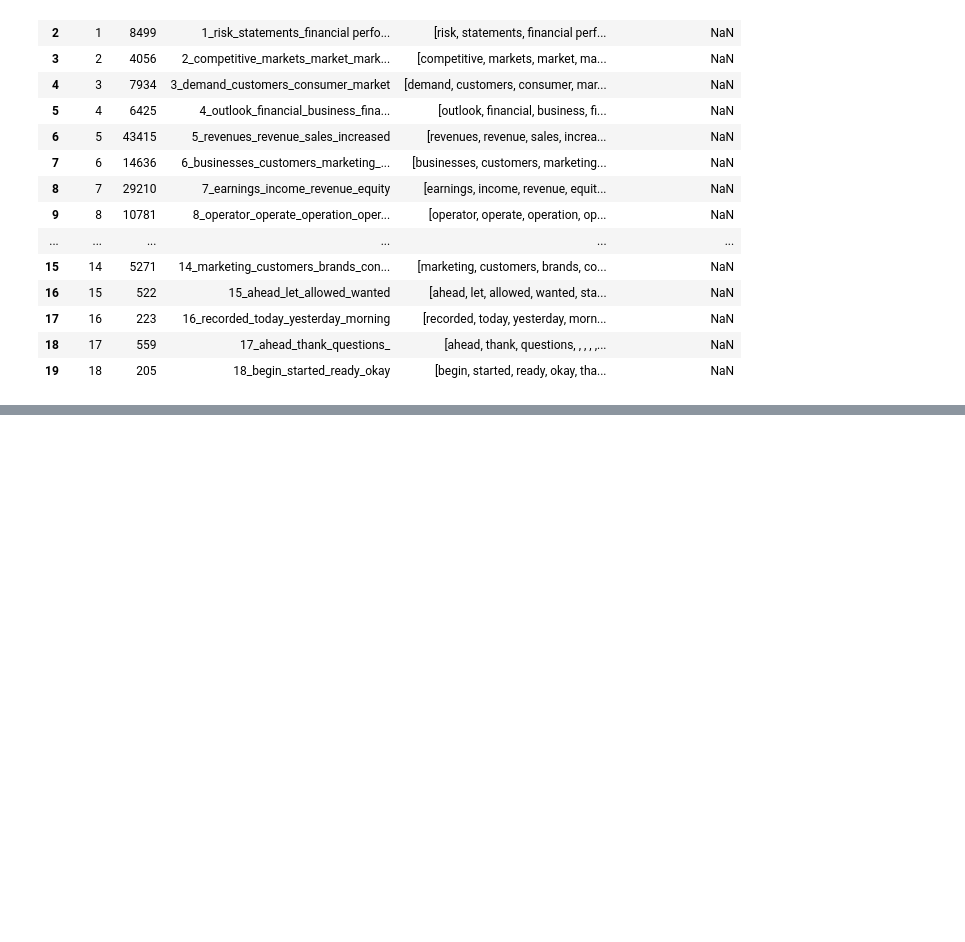
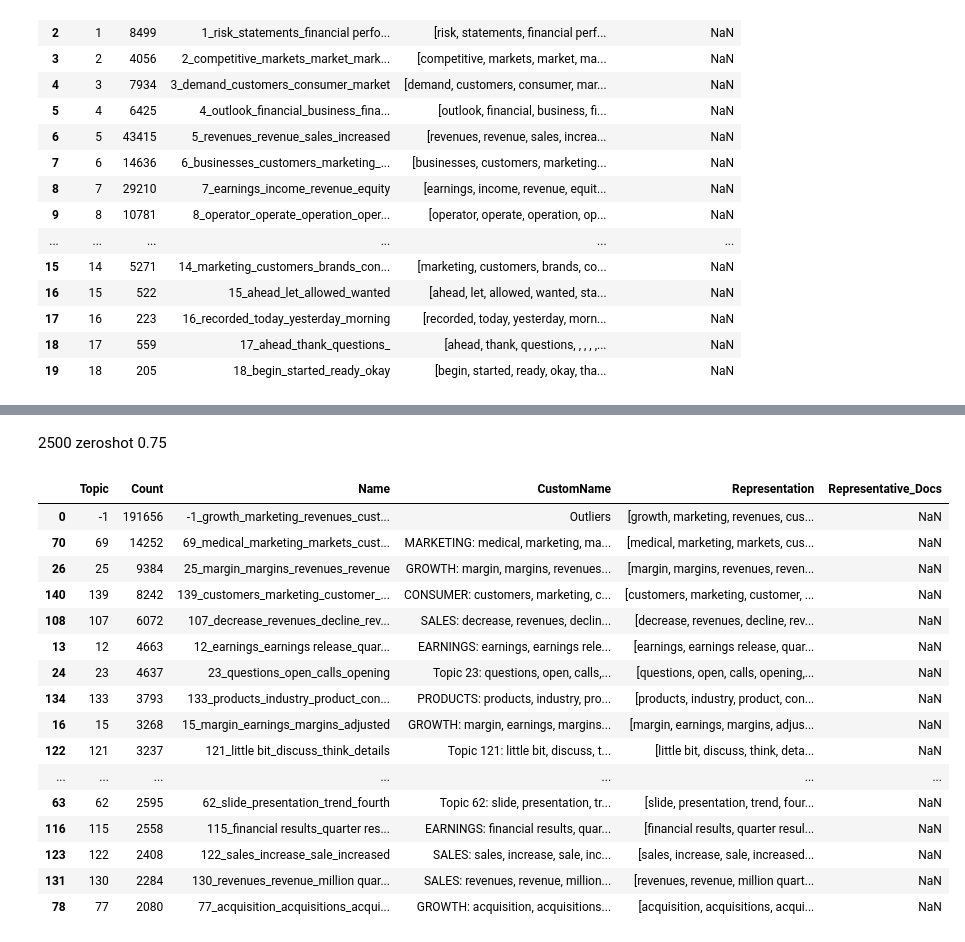
Before and after one commit to Restillence/bertopic_ecc, a Jupyter notebook: exploration/zeroshot_exploration2.ipynb, the cells around one changed output, grey strips where cells are left out. Drawn from its saved outputs; the diff is of its cells as text; code cells hidden in the pictures; blank space fills up the shorter version.

```diff
--- a/exploration/zeroshot_exploration2.ipynb
+++ b/exploration/zeroshot_exploration2.ipynb
@@ -144,0 +318,2 @@ topic_model.get_topic_info().head(20)
+# %% [markdown]
+2500 zeroshot 0.75
@@ -144,0 +324,20 @@ topic_model.get_topic_info().head(20)
+# %%
+topic_model.get_topic_info().sort_values(by="Count", ascending=False).head(20)
+# %% [output]
+|  | Topic | Count | Name | CustomName | Representation | Representative_Docs |
+| 0 | -1 | 191656 | -1_growth_marketing_revenues_cust... | Outliers | [growth, marketing, revenues, cus... | NaN |
+| 70 | 69 | 14252 | 69_medical_marketing_markets_cust... | MARKETING: medical, marketing, ma... | [medical, marketing, markets, cus... | NaN |
+| 26 | 25 | 9384 | 25_margin_margins_revenues_revenue | GROWTH: margin, margins, revenues... | [margin, margins, revenues, reven... | NaN |
+| 140 | 139 | 8242 | 139_customers_marketing_customer_... | CONSUMER: customers, marketing, c... | [customers, marketing, customer, ... | NaN |
+| 108 | 107 | 6072 | 107_decrease_revenues_decline_rev... | SALES: decrease, revenues, declin... | [decrease, revenues, decline, rev... | NaN |
+| 13 | 12 | 4663 | 12_earnings_earnings release_quar... | EARNINGS: earnings, earnings rele... | [earnings, earnings release, quar... | NaN |
+| 24 | 23 | 4637 | 23_questions_open_calls_opening | Topic 23: questions, open, calls,... | [questions, open, calls, opening,... | NaN |
+| 134 | 133 | 3793 | 133_products_industry_product_con... | PRODUCTS: products, industry, pro... | [products, industry, product, con... | NaN |
+| 16 | 15 | 3268 | 15_margin_earnings_margins_adjusted | GROWTH: margin, earnings, margins... | [margin, earnings, margins, adjus... | NaN |
+| 122 | 121 | 3237 | 121_little bit_discuss_think_details | Topic 121: little bit, discuss, t... | [little bit, discuss, think, deta... | NaN |
+| ... | ... | ... | ... | ... | ... | ... |
+| 63 | 62 | 2595 | 62_slide_presentation_trend_fourth | Topic 62: slide, presentation, tr... | [slide, presentation, trend, four... | NaN |
+| 116 | 115 | 2558 | 115_financial results_quarter res... | EARNINGS: financial results, quar... | [financial results, quarter resul... | NaN |
+| 123 | 122 | 2408 | 122_sales_increase_sale_increased | SALES: sales, increase, sale, inc... | [sales, increase, sale, increased... | NaN |
+| 131 | 130 | 2284 | 130_revenues_revenue_million quar... | SALES: revenues, revenue, million... | [revenues, revenue, million quart... | NaN |
+| 78 | 77 | 2080 | 77_acquisition_acquisitions_acqui... | GROWTH: acquisition, acquisitions... | [acquisition, acquisitions, acqui... | NaN |
```
Also changed, not shown: parts of 38 cells of this notebook, 3 other files.
